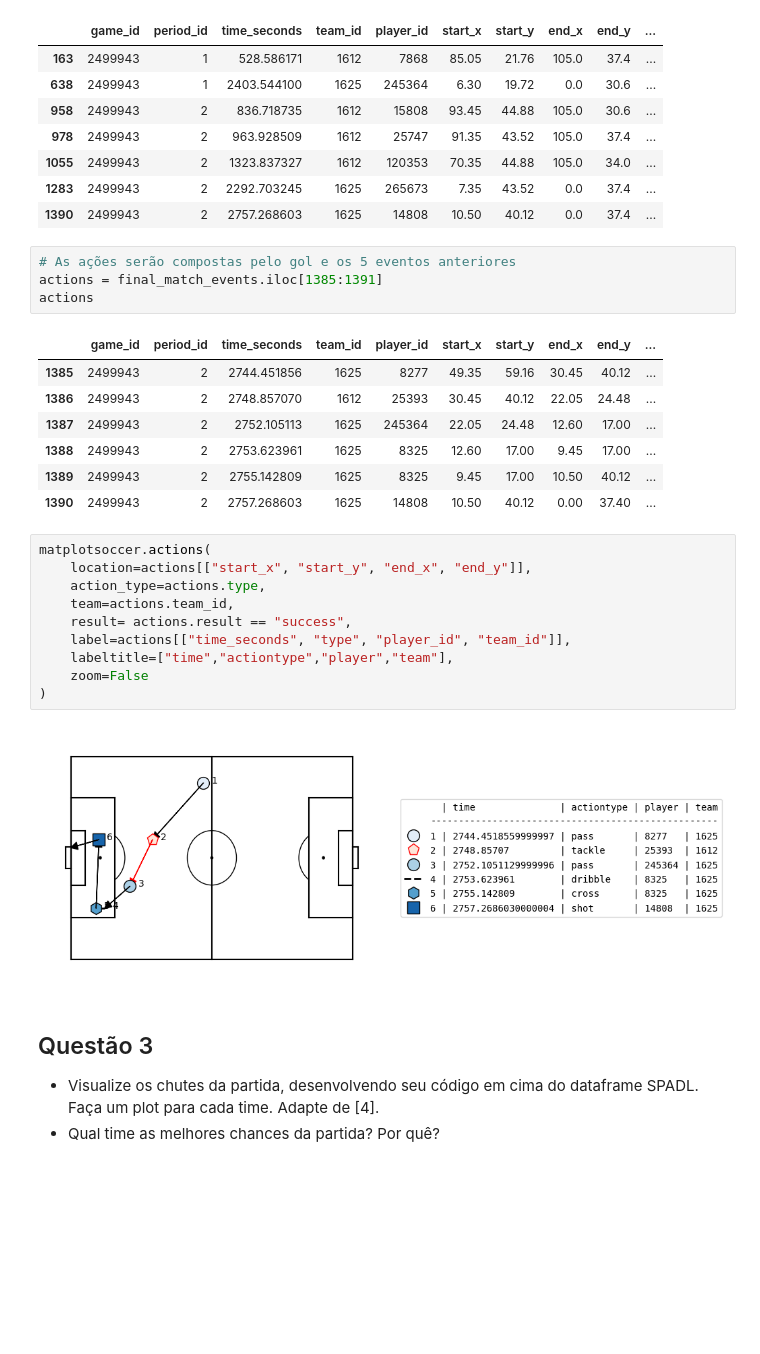
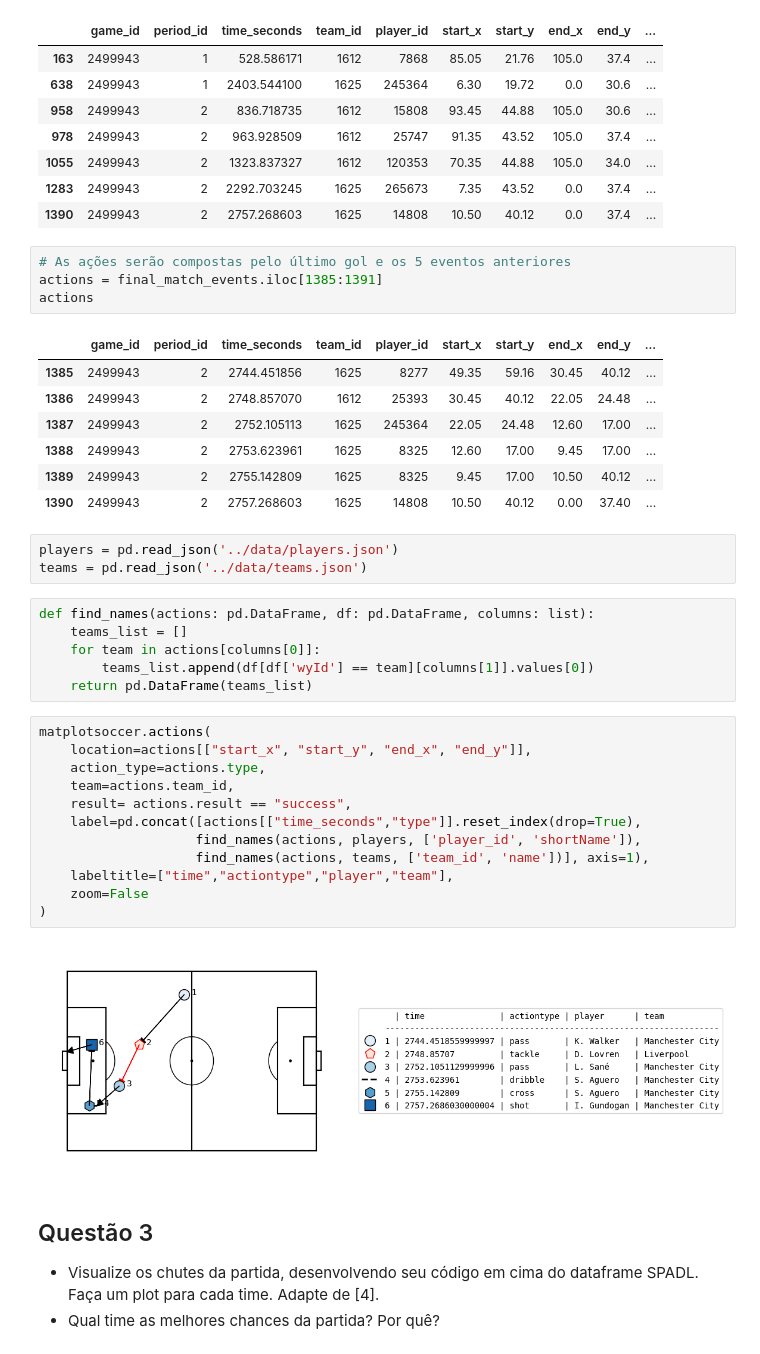
Before and after one commit to paduathiago/Data-Science-Applied-to-Soccer, a Jupyter notebook: Activities/ativ_3.ipynb, the cells around one changed output. Saved outputs shown, nothing was run; the diff lists cells and outputs as text; blank space fills up the shorter version.

Commit message:
final plot - actions leading to goal

```diff
--- a/Activities/ativ_3.ipynb
+++ b/Activities/ativ_3.ipynb
@@ -152,7 +139,7 @@ display(final_match_events[(final_match_events['type'] == 'shot') & (final_match
 | 1283 | 2499943 | 2 | 2292.703245 | 1625 | 265673 | 7.35 | 43.52 | 0.0 | 37.4 | ... |
 | 1390 | 2499943 | 2 | 2757.268603 | 1625 | 14808 | 10.50 | 40.12 | 0.0 | 37.4 | ... |
 # %%
-# As ações serão compostas pelo gol e os 5 eventos anteriores
+# As ações serão compostas pelo último gol e os 5 eventos anteriores
 actions = final_match_events.iloc[1385:1391]
 actions
 # %% [output]
@@ -163,18 +150,29 @@ actions
 | 1388 | 2499943 | 2 | 2753.623961 | 1625 | 8325 | 12.60 | 17.00 | 9.45 | 17.00 | ... |
 | 1389 | 2499943 | 2 | 2755.142809 | 1625 | 8325 | 9.45 | 17.00 | 10.50 | 40.12 | ... |
 | 1390 | 2499943 | 2 | 2757.268603 | 1625 | 14808 | 10.50 | 40.12 | 0.00 | 37.40 | ... |
+# %%
+players = pd.read_json('../data/players.json')
+teams = pd.read_json('../data/teams.json')
+# %%
+def find_names(actions: pd.DataFrame, df: pd.DataFrame, columns: list):
+    teams_list = []
+    for team in actions[columns[0]]:
+        teams_list.append(df[df['wyId'] == team][columns[1]].values[0])
+    return pd.DataFrame(teams_list)
 # %%
 matplotsoccer.actions(
     location=actions[["start_x", "start_y", "end_x", "end_y"]],
     action_type=actions.type,
     team=actions.team_id,
     result= actions.result == "success",
-    label=actions[["time_seconds", "type", "player_id", "team_id"]],
+    label=pd.concat([actions[["time_seconds","type"]].reset_index(drop=True),
+                    find_names(actions, players, ['player_id', 'shortName']),
+                    find_names(actions, teams, ['team_id', 'name'])], axis=1),
     labeltitle=["time","actiontype","player","team"],
     zoom=False
 )
 # %% [output]
-[figure, old version]
+[figure, new version]
 # %% [markdown]
 ## Questão 3
 - Visualize os chutes da partida, desenvolvendo seu código em cima do dataframe SPADL. Faça um plot para cada time. Adapte de [4].
```
Also changed, not shown: parts of 2 cells of this notebook.
